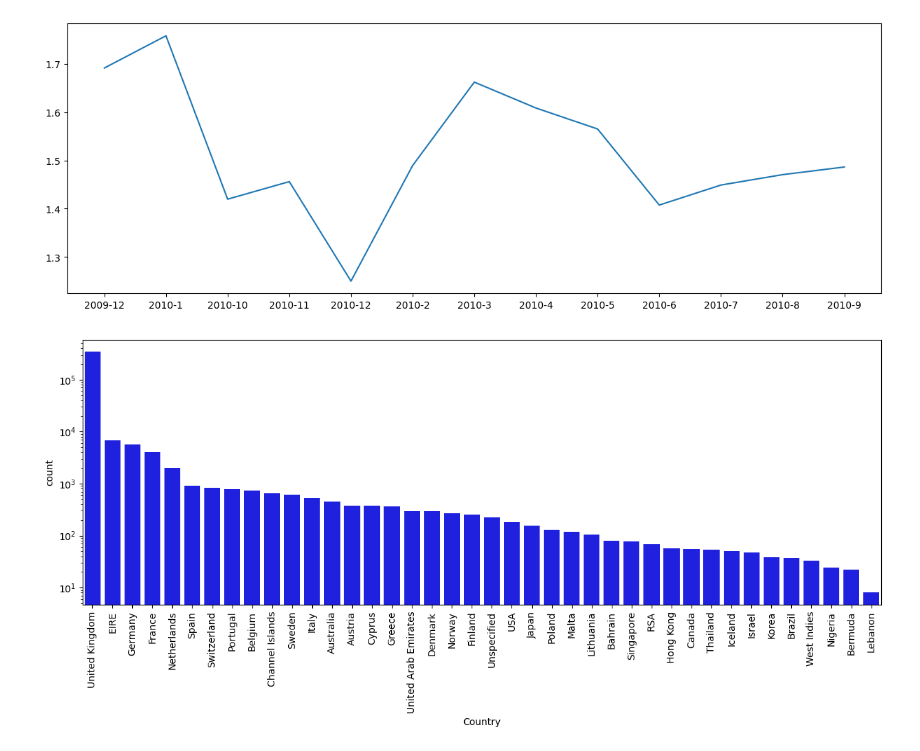
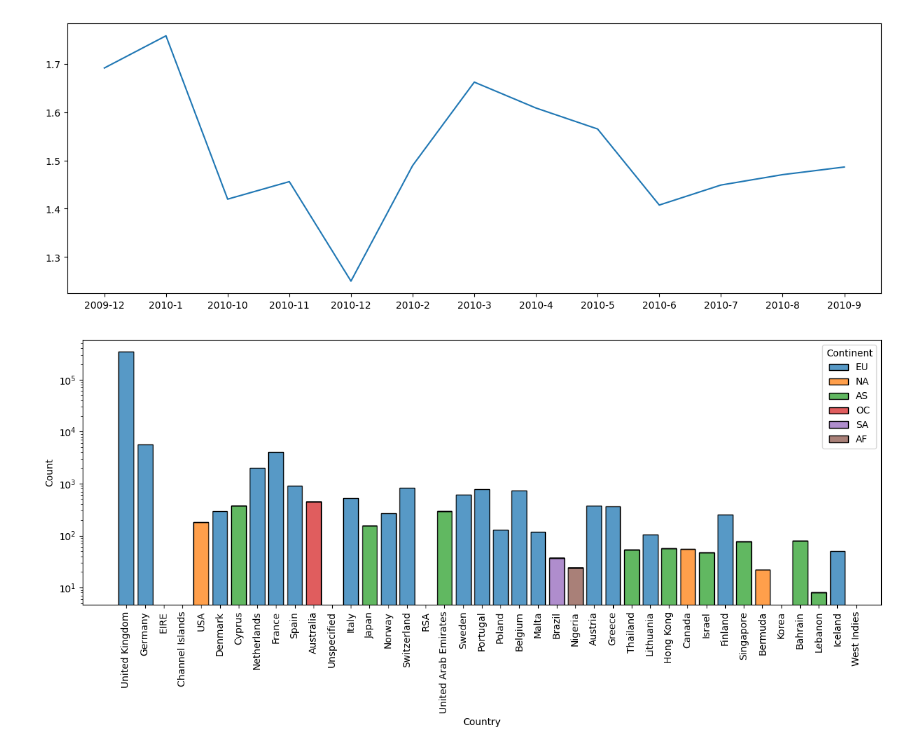
Before and after one commit to wojciechkosiuk/BestHacking-League2k23-mISIe1, a Jupyter notebook: przegladAdam.ipynb, the cells around one changed output. Saved outputs shown, nothing was run; the diff lists cells and outputs as text; code cells hidden in the pictures.

```diff
--- a/przegladAdam.ipynb
+++ b/przegladAdam.ipynb
@@ -61,12 +61,17 @@ train.head()
 import pycountry_convert
 
 # create a mapping between countries and continents
+
+coutnries = train.Country.unique()
 country_continent = {}
-for country in pycountry_convert.country_alpha2_to_country_name.keys():
+for country in coutnries:
     try:
-        #country name to
+        #country name to country code
+        code = pycountry_convert.country_name_to_country_alpha2(country)
+        #country code to continent
+        continent  =pycountry_convert.country_alpha2_to_continent_code(code)
 
-        country_continent[country] = pycountry_convert.country_alpha2_to_continent_code(country)
+        country_continent[country] = continent
     except KeyError:
         continue
 
@@ -94,19 +106,20 @@ plt.plot(train[train['StockCode'] == 20979].groupby('YearMonth')['Price'].mean()
 [<matplotlib.lines.Line2D at 0x...>]
 [figure]
 # %%
-# plot histogram of countries in seaborn color all bars blue make bars sorted by count
+# plot histplot of countries in seaborn color all bars blue make bars sorted by count, color by continent
 plt.figure(figsize=(15,5))
-sns.countplot(x='Country', data=train, color='blue', order=train['Country'].value_counts().index)
+sns.histplot(data=train, x='Country', color='blue', multiple='stack', hue='Continent', shrink=0.8)
+
 
 # scale y logaritmic
 plt.yscale('log')
 
 # rotate x labels
 plt.xticks(rotation=90)
 
 # sort bars by count
 
 # show plot
 plt.show()
 # %% [output]
-[figure, old version]
+[figure, new version]
```
Also changed, not shown: parts of 2 cells of this notebook.
